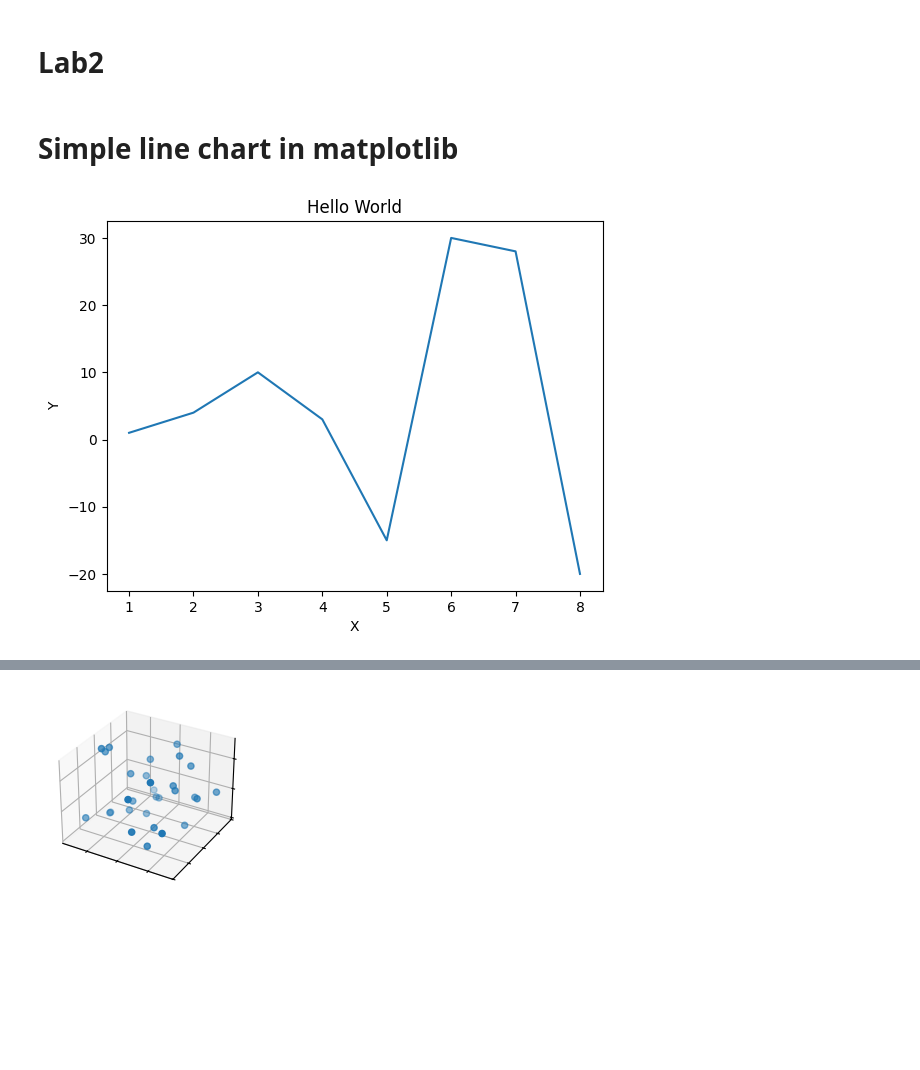
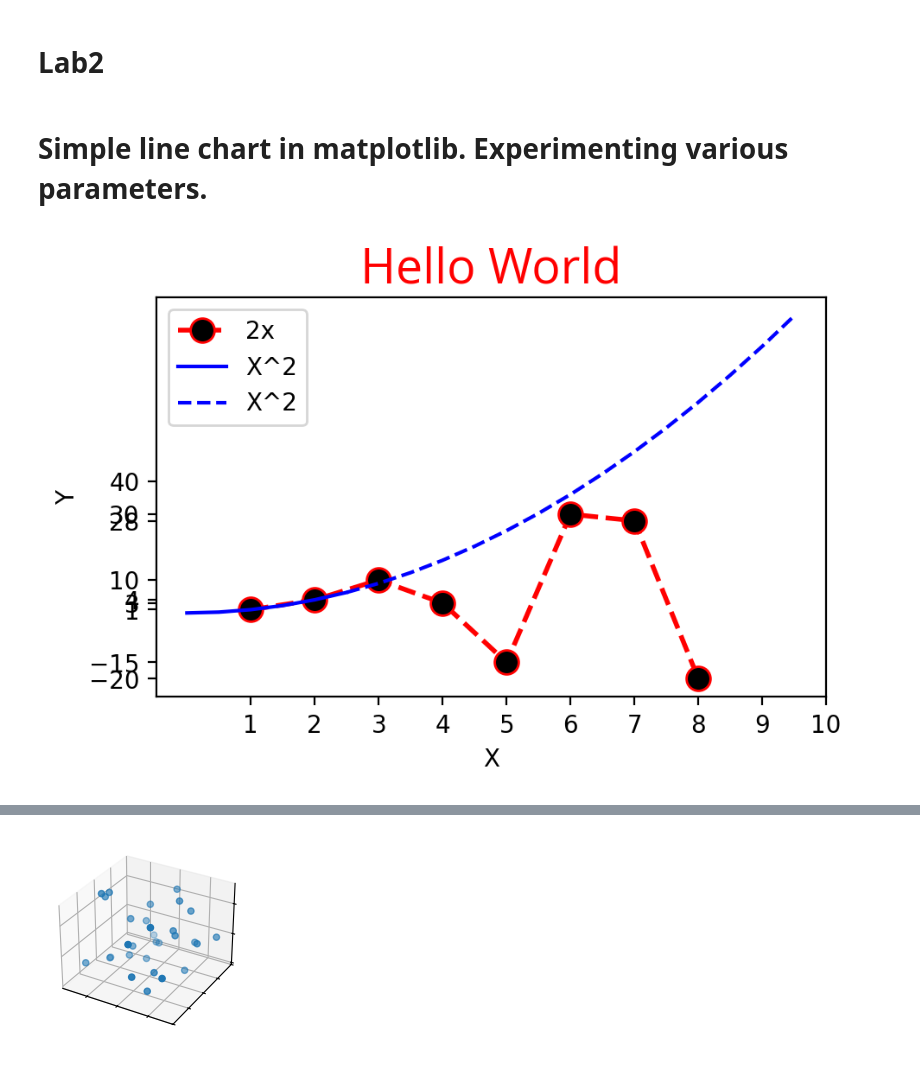
Before and after one commit to urvipalvankar12/CSCN8010-24S-lab-submissions, a Jupyter notebook: students_submissions/8941794/lab2.ipynb, the cells around one changed output, grey strips where cells are left out. Saved outputs shown, nothing was run; the diff lists cells and outputs as text; code cells hidden in the pictures; blank space fills up the shorter version.

```diff
--- a/students_submissions/8941794/lab2.ipynb
+++ b/students_submissions/8941794/lab2.ipynb
@@ -1,16 +1,24 @@
 # %% [markdown]
 # Lab2
 # %% [markdown]
-# Simple line chart in matplotlib
+# Simple line chart in matplotlib. Experimenting various parameters.
 # %%
 import matplotlib as mpl
 import matplotlib.pyplot as plt
 import numpy as np
-fig, ax = plt.subplots()
-ax.plot([1, 2, 3, 4, 5, 6, 7, 8], [1, 4, 10, 3, -15, 30, 28, -20])
-plt.title('Hello World')
+
+plt.figure(figsize=(5, 3), dpi=200)
+plt.plot([1, 2, 3, 4, 5, 6, 7, 8], [1, 4, 10, 3, -15, 30, 28, -20], label='2x', color='#FF0000', marker='o', markersize=10, markerfacecolor='black', linestyle='--', linewidth=2)
+x2 = np.arange(0, 10, 0.5)
+plt.plot(x2[:6], x2[:6]**2, label='X^2', color='blue')
+plt.plot(x2[5:], x2[5:]**2, label='X^2', color='blue', linestyle='--')
+plt.title('Hello World', fontdict={'fontname': 'Open Sans', 'fontsize': 20, 'color': 'red'})
 plt.xlabel('X')
 plt.ylabel('Y')
+plt.xticks([1, 2, 3, 4, 5, 6, 7, 8, 9, 10])
+plt.yticks([1, 4, 10, 3, -15, 30, 28, -20, 40])
+plt.legend()
+
 plt.show()
 # %% [output]
-[figure, old version]
+[figure, new version]
```
Also changed, not shown: parts of 3 cells of this notebook.
